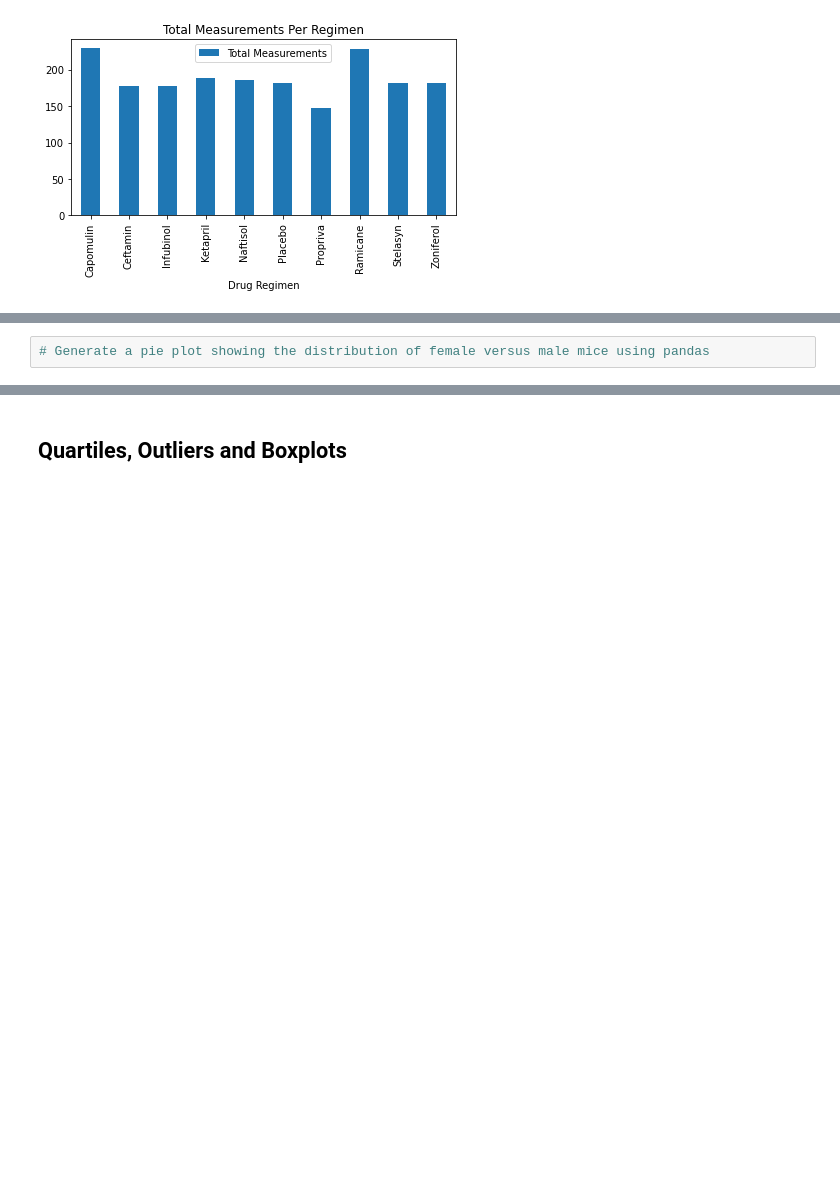
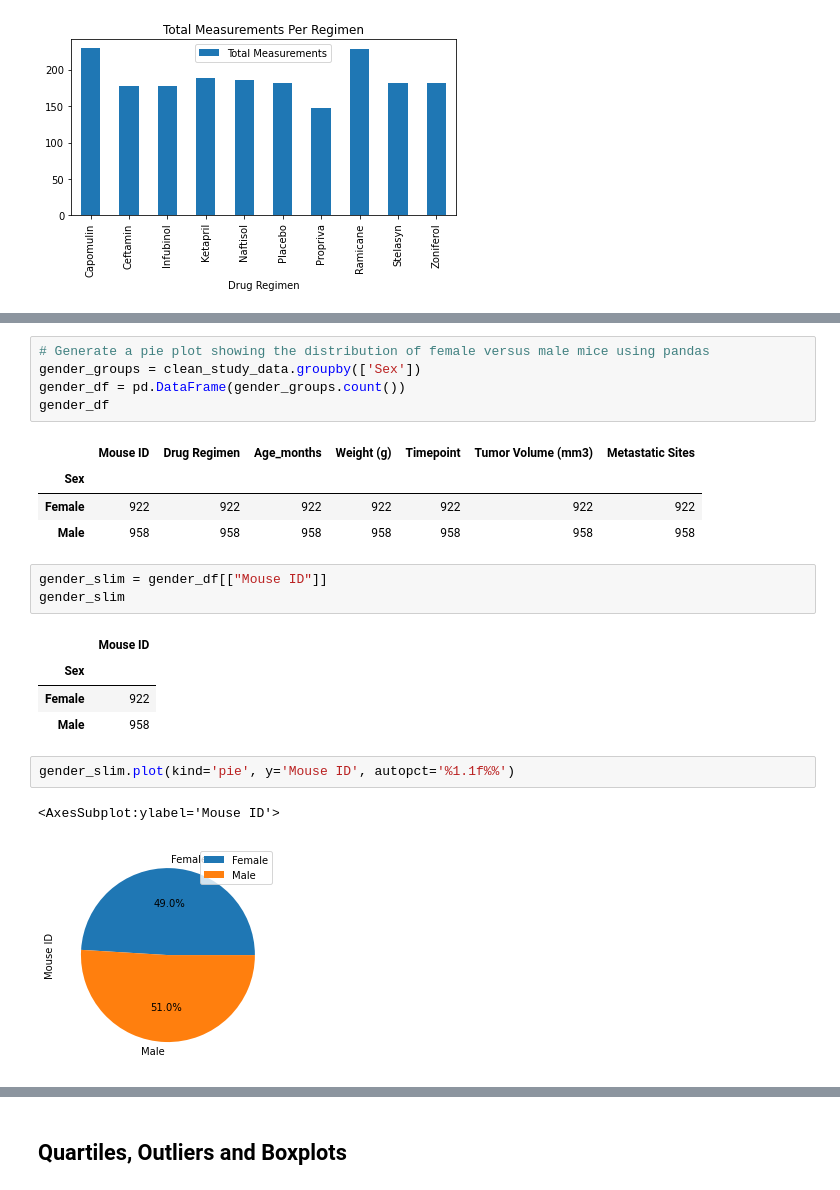
Before and after one commit to wagneree193/matplotlib_challenge, a Jupyter notebook: Pymaceuticals.ipynb, the cells around one changed output, grey strips where cells are left out. Cells and saved outputs as stored; diff of their text form; blank space fills up the shorter version.

Commit message:
made bar and pie charts **still need to play with formatting to make them identical

```diff
--- a/Pymaceuticals.ipynb
+++ b/Pymaceuticals.ipynb
@@ -347,4 +336,25 @@ plt.show()
 # %%
 # Generate a pie plot showing the distribution of female versus male mice using pandas
+gender_groups = clean_study_data.groupby(['Sex'])
+gender_df = pd.DataFrame(gender_groups.count())
+gender_df
+# %% [output]
+|  | Mouse ID | Drug Regimen | Age_months | Weight (g) | Timepoint | Tumor Volume (mm3) | Metastatic Sites |
+| Sex |  |  |  |  |  |  |  |
+| Female | 922 | 922 | 922 | 922 | 922 | 922 | 922 |
+| Male | 958 | 958 | 958 | 958 | 958 | 958 | 958 |
+# %%
+gender_slim = gender_df[["Mouse ID"]]
+gender_slim
+# %% [output]
+|  | Mouse ID |
+| Sex |  |
+| Female | 922 |
+| Male | 958 |
+# %%
+gender_slim.plot(kind='pie', y='Mouse ID', autopct='%1.1f%%')
+# %% [output]
+<AxesSubplot:ylabel='Mouse ID'>
+[figure, added]
 # %%
 # Generate a pie plot showing the distribution of female versus male mice using pyplot
```
Also changed, not shown: parts of 3 cells of this notebook.
